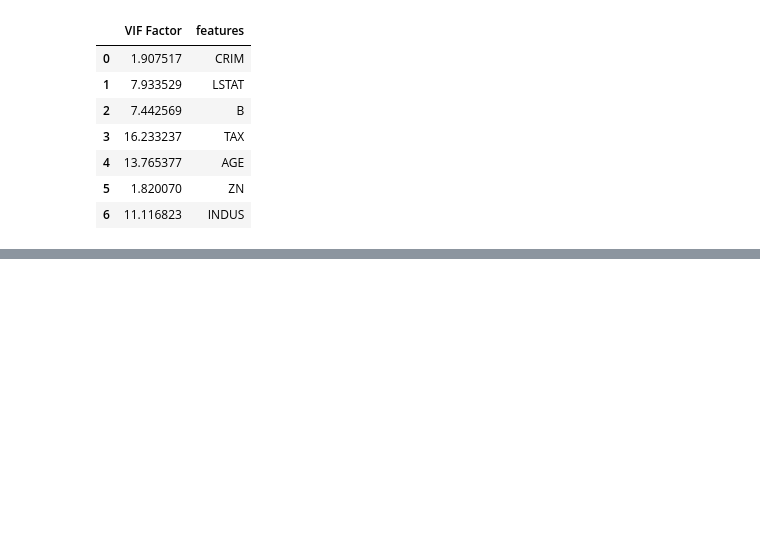
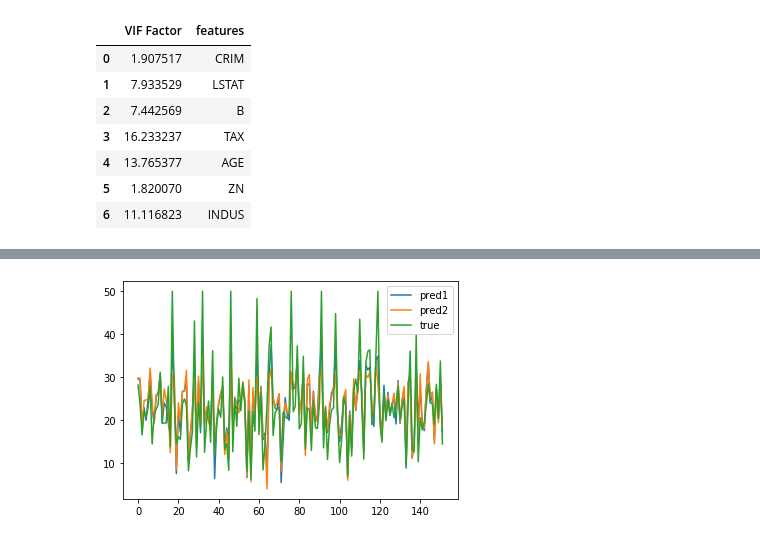
Before and after one commit to YoungJae-Hur/Data-science, a Jupyter notebook: ml-algorithms/2. multiple regression model part.2.ipynb, the cells around one changed output, grey strips where cells are left out. Drawn from its saved outputs; the diff is of its cells as text; code cells hidden in the pictures; blank space fills up the shorter version.

```diff
--- a/ml-algorithms/2. multiple regression model part.2.ipynb
+++ b/ml-algorithms/2. multiple regression model part.2.ipynb
@@ -262,0 +361,10 @@ vif
+# %%
+# x_data3 and x_data4 split validate training data
+X = x_data3_
+y = target
+train_x2, test_x2, train_y2, test_y2 = train_test_split(X, y, train_size=0.7, test_size = 0.3, random_state=1)
+# print(train_x.shape, test_x.shape, train_y.shape, test_y.shape)
+# %%
+X = x_data4_
+y = target
+train_x3, test_x3, train_y3, test_y3 = train_test_split(X, y, train_size=0.7, test_size = 0.3, random_state=1)
@@ -262,0 +400,16 @@ vif
+# %%
+# x_data3, x_data4 fit regression model(fit2, fit3)
+fit_2 = sm.OLS(train_y2, train_x2)
+fit_2 = fit_2.fit()
+
+fit_3 = sm.OLS(train_y3, train_x3)
+fit_3 = fit_3.fit()
+# %%
+# compare validation data and expected values and real data
+plt.plot(np.array(fit_2.predict(test_x2)), label='pred1')
+plt.plot(np.array(fit_3.predict(test_x3)), label='pred2')
+plt.plot(np.array(test_y2), label='true')
+plt.legend()
+plt.show()
+# %% [output]
+[figure, added]
```
Also changed, not shown: parts of 20 cells of this notebook.
